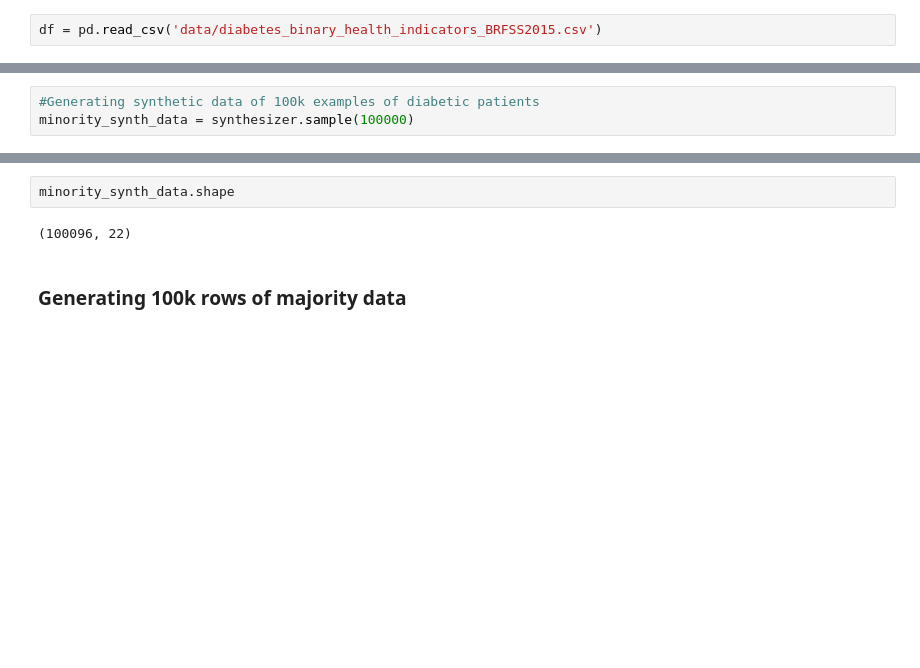
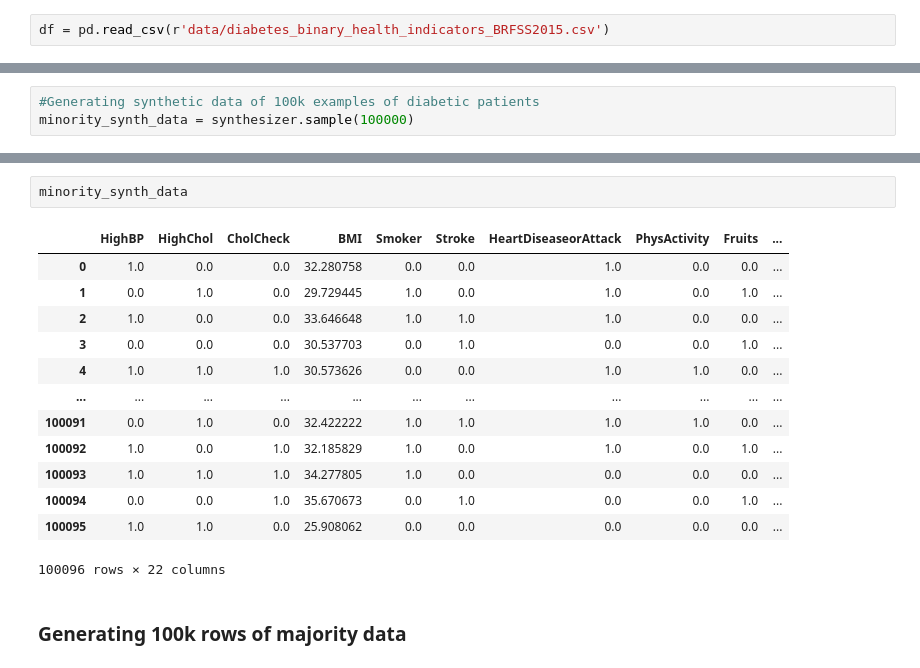
Before and after one commit to Vaseekaran-V/Synthetic_Data_Generation_Diabetes, a Jupyter notebook: Diabetes_Synthetic_Data_Generation.ipynb, the cells around one changed output, grey strips where cells are left out. Drawn from its saved outputs; the diff is of its cells as text; blank space fills up the shorter version.

Commit message:
finalized model and synthetic data | generated HTMl reports

```diff
--- a/Diabetes_Synthetic_Data_Generation.ipynb
+++ b/Diabetes_Synthetic_Data_Generation.ipynb
@@ -22,7 +25,7 @@ from sklearn.preprocessing import StandardScaler
 # %% [markdown]
 ## Loading the data
 # %%
-df = pd.read_csv('data/diabetes_binary_health_indicators_BRFSS2015.csv')
+df = pd.read_csv(r'data/diabetes_binary_health_indicators_BRFSS2015.csv')
 # %% [markdown]
 ## Running pandas-profiling to explore the data
 # %%
@@ -116,7 +139,19 @@ minority_synth_data = synthesizer.sample(100000)
 # %%
-minority_synth_data.shape
+minority_synth_data
 # %% [output]
+|  | HighBP | HighChol | CholCheck | BMI | Smoker | Stroke | HeartDiseaseorAttack | PhysActivity | Fruits | ... |
+| 0 | 1.0 | 0.0 | 0.0 | 32.280758 | 0.0 | 0.0 | 1.0 | 0.0 | 0.0 | ... |
+| 1 | 0.0 | 1.0 | 0.0 | 29.729445 | 1.0 | 0.0 | 1.0 | 0.0 | 1.0 | ... |
+| 2 | 1.0 | 0.0 | 0.0 | 33.646648 | 1.0 | 1.0 | 1.0 | 0.0 | 0.0 | ... |
+| 3 | 0.0 | 0.0 | 0.0 | 30.537703 | 0.0 | 1.0 | 0.0 | 0.0 | 1.0 | ... |
+| 4 | 1.0 | 1.0 | 1.0 | 30.573626 | 0.0 | 0.0 | 1.0 | 1.0 | 0.0 | ... |
+| ... | ... | ... | ... | ... | ... | ... | ... | ... | ... | ... |
+| 100091 | 0.0 | 1.0 | 0.0 | 32.422222 | 1.0 | 1.0 | 1.0 | 1.0 | 0.0 | ... |
+| 100092 | 1.0 | 0.0 | 1.0 | 32.185829 | 1.0 | 0.0 | 1.0 | 0.0 | 1.0 | ... |
+| 100093 | 1.0 | 1.0 | 1.0 | 34.277805 | 1.0 | 0.0 | 0.0 | 0.0 | 0.0 | ... |
+| 100094 | 0.0 | 0.0 | 1.0 | 35.670673 | 0.0 | 1.0 | 0.0 | 0.0 | 1.0 | ... |
+| 100095 | 1.0 | 1.0 | 0.0 | 25.908062 | 0.0 | 0.0 | 0.0 | 0.0 | 0.0 | ... |
-(100096, 22)
+100096 rows × 22 columns
 # %% [markdown]
 ### Generating 100k rows of majority data
 # %%
```
Also changed, not shown: parts of 30 cells of this notebook, 2 other files.
